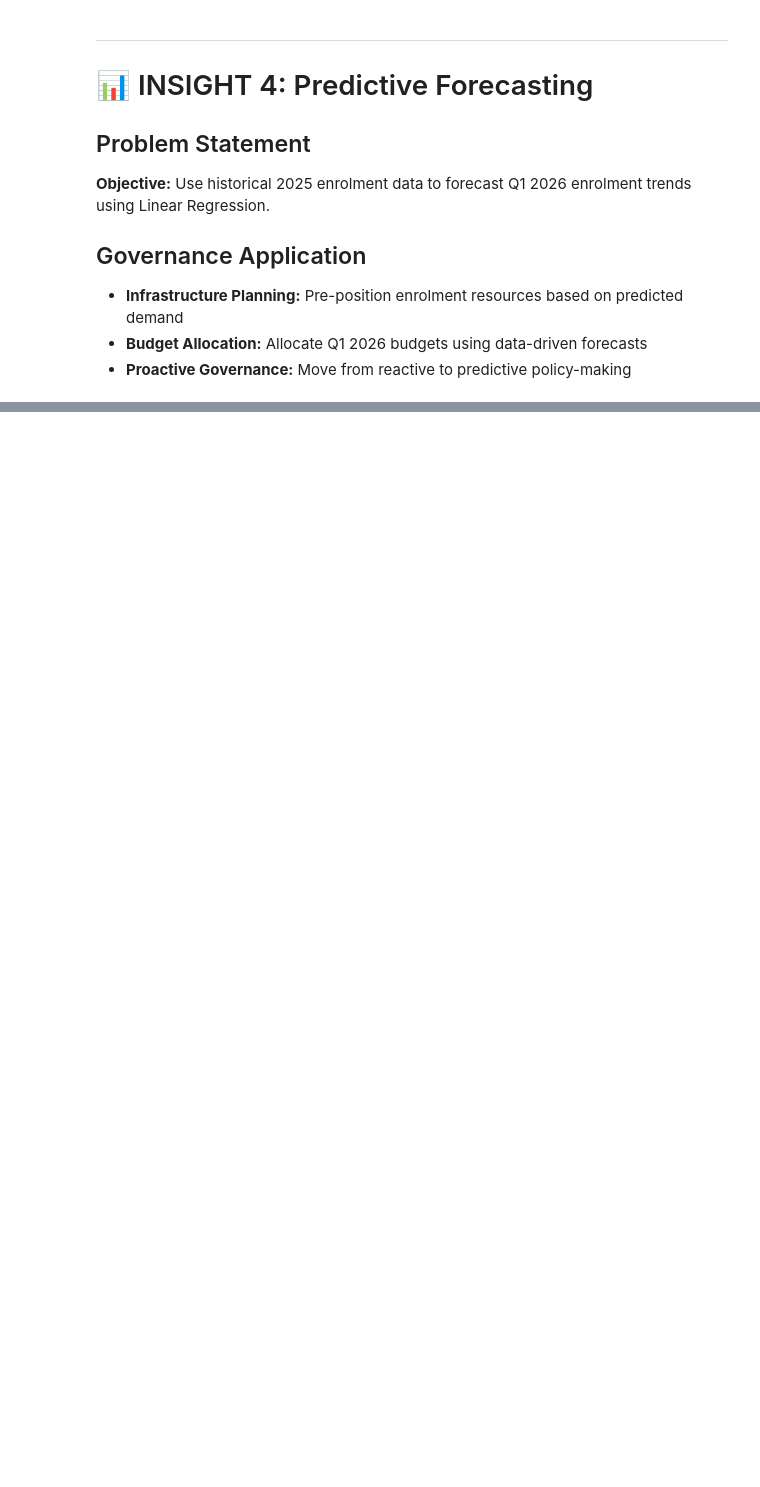
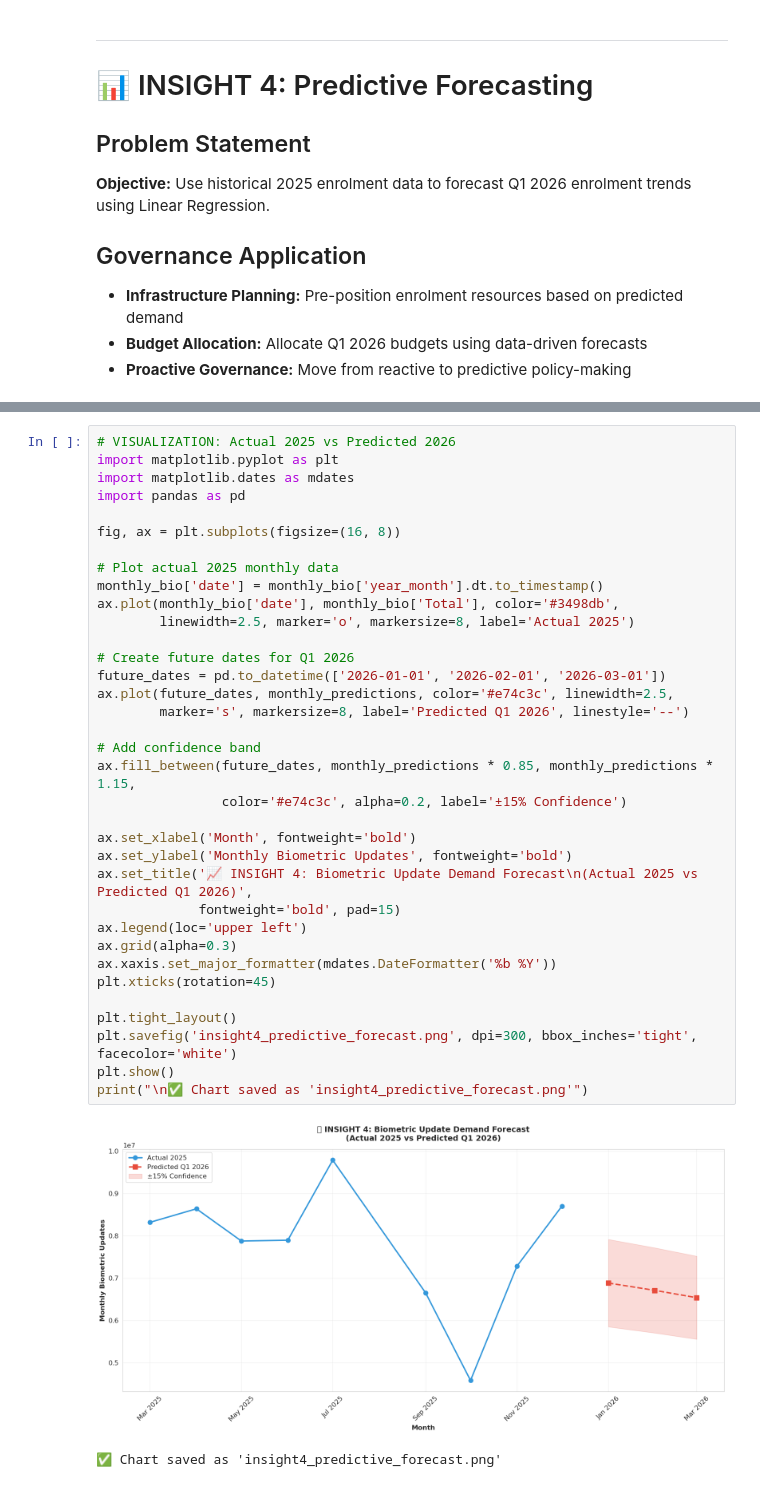
Before and after one commit to csy20/UIDAI, a Jupyter notebook: UIDAI_Aadhaar_Hackathon_2026.ipynb, the cells around one changed output, grey strips where cells are left out. Cells and saved outputs as stored; diff of their text form; blank space fills up the shorter version.

```diff
--- a/UIDAI_Aadhaar_Hackathon_2026.ipynb
+++ b/UIDAI_Aadhaar_Hackathon_2026.ipynb
@@ -911,3 +870,41 @@ print("\n✅ Chart saved as 'insight4_predictive_forecast.png'")
+# %%
+# VISUALIZATION: Actual 2025 vs Predicted 2026
+import matplotlib.pyplot as plt
+import matplotlib.dates as mdates
+import pandas as pd
+
+fig, ax = plt.subplots(figsize=(16, 8))
+
+# Plot actual 2025 monthly data
+monthly_bio['date'] = monthly_bio['year_month'].dt.to_timestamp()
+ax.plot(monthly_bio['date'], monthly_bio['Total'], color='#3498db',
+        linewidth=2.5, marker='o', markersize=8, label='Actual 2025')
+
+# Create future dates for Q1 2026
+future_dates = pd.to_datetime(['2026-01-01', '2026-02-01', '2026-03-01'])
+ax.plot(future_dates, monthly_predictions, color='#e74c3c', linewidth=2.5,
+        marker='s', markersize=8, label='Predicted Q1 2026', linestyle='--')
+
+# Add confidence band
+ax.fill_between(future_dates, monthly_predictions * 0.85, monthly_predictions * 1.15,
+                color='#e74c3c', alpha=0.2, label='±15% Confidence')
+
+ax.set_xlabel('Month', fontweight='bold')
+ax.set_ylabel('Monthly Biometric Updates', fontweight='bold')
+ax.set_title('📈 INSIGHT 4: Biometric Update Demand Forecast\n(Actual 2025 vs Predicted Q1 2026)',
+             fontweight='bold', pad=15)
+ax.legend(loc='upper left')
+ax.grid(alpha=0.3)
+ax.xaxis.set_major_formatter(mdates.DateFormatter('%b %Y'))
+plt.xticks(rotation=45)
+
+plt.tight_layout()
+plt.savefig('insight4_predictive_forecast.png', dpi=300, bbox_inches='tight', facecolor='white')
+plt.show()
+print("\n✅ Chart saved as 'insight4_predictive_forecast.png'")
+# %% [output]
+[figure, added]
+✅ Chart saved as 'insight4_predictive_forecast.png'
 # %% [markdown]
 ---
 
```
Also changed, not shown: parts of 33 cells of this notebook, 8 other files.
